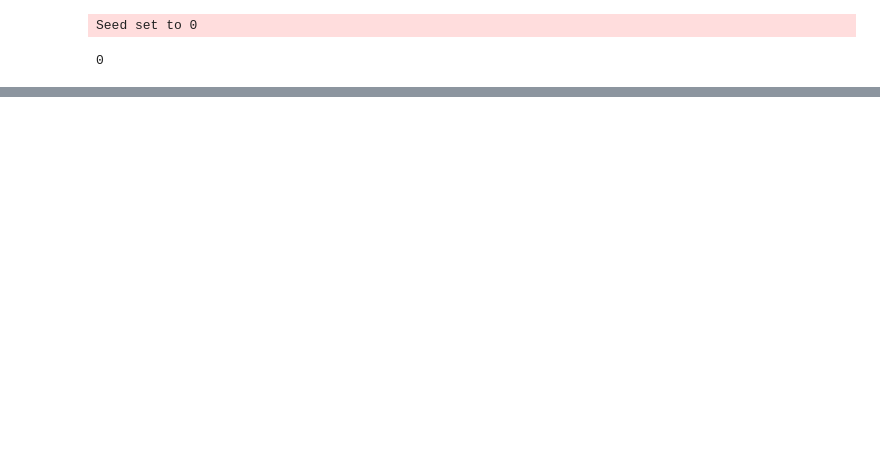
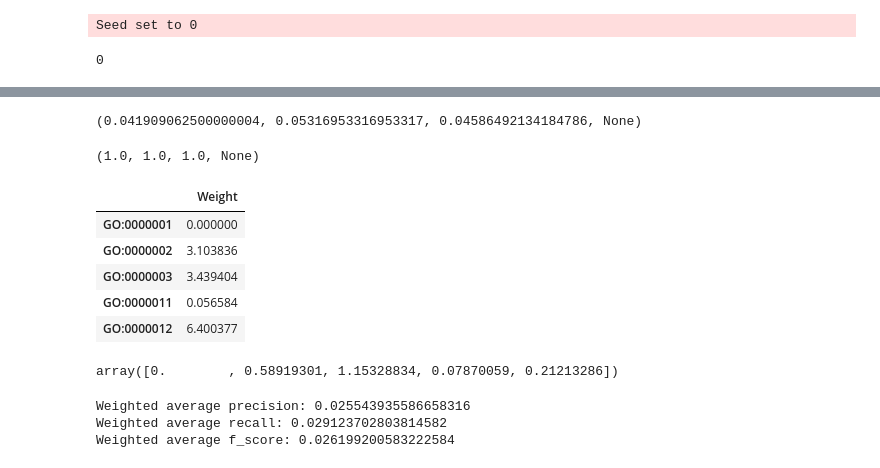
Before and after one commit to naity/finetune-esm, a Jupyter notebook: notebooks/cafa5_train.ipynb, the cells around one changed output, grey strips where cells are left out. Cells and saved outputs as stored; diff of their text form; code cells hidden in the pictures; blank space fills up the shorter version.

```diff
--- a/notebooks/cafa5_train.ipynb
+++ b/notebooks/cafa5_train.ipynb
@@ -756,0 +942,31 @@ results.best_checkpoints
+# %%
+precision_recall_fscore_support(y_true, y_pred, average="macro")
+# %% [output]
+(0.041909062500000004, 0.05316953316953317, 0.04586492134184786, None)
+# %%
+metrics = precision_recall_fscore_support(y_true[:, 0], y_pred[:, 0], average="binary")
+metrics
+# %% [output]
+(1.0, 1.0, 1.0, None)
+# %%
+# weights of go terms
+go_weights = pd.read_csv(
+    data_path / "cafa-5-protein-function-prediction/IA.txt",
+    sep="\t",
+    index_col=0,
+    names=["Weight"],
+)
+go_weights.head()
+# %% [output]
+|  | Weight |
+| GO:0000001 | 0.000000 |
+| GO:0000002 | 3.103836 |
+| GO:0000003 | 3.439404 |
+| GO:0000011 | 0.056584 |
+| GO:0000012 | 6.400377 |
+# %%
+# top 100 terms weights
+top_100_weights = np.array([go_weights.loc[term, "Weight"] for term in top100_terms])
+top_100_weights[:5]
+# %% [output]
+array([0.        , 0.58919301, 1.15328834, 0.07870059, 0.21213286])
@@ -756,0 +986,9 @@ results.best_checkpoints
+# %%
+# average metrics
+for k in metrics.keys():
+    avg_metric = np.average(metrics[k], weights=top_100_weights)
+    print(f"Weighted average {k}: {avg_metric}")
+# %% [output]
+Weighted average precision: 0.025543935586658316
+Weighted average recall: 0.029123702803814582
+Weighted average f_score: 0.026199200583222584
```
Also changed, not shown: parts of 45 cells of this notebook, 7 other files.
